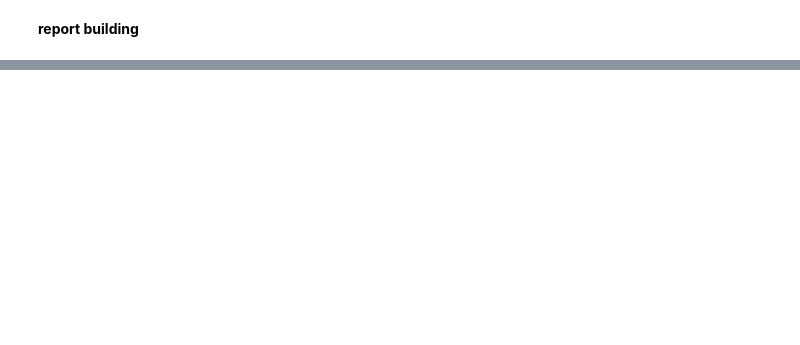
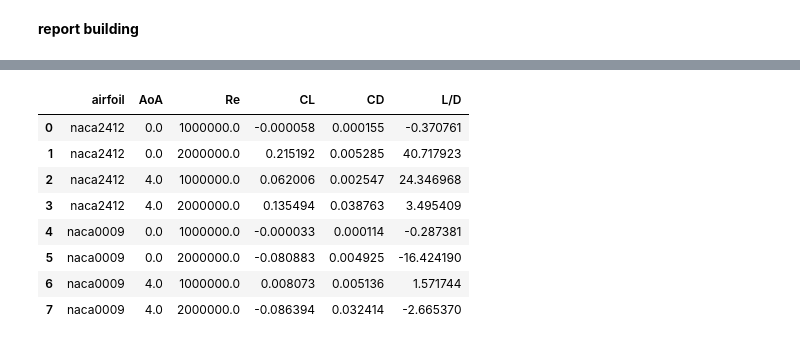
Before and after one commit to hasmalee/aeropinn, a Jupyter notebook: AeroPINNN_X_XAI_fixed_v2.ipynb, the cells around one changed output, grey strips where cells are left out. Drawn from its saved outputs; the diff is of its cells as text; code cells hidden in the pictures; blank space fills up the shorter version.

```diff
--- a/AeroPINNN_X_XAI_fixed_v2.ipynb
+++ b/AeroPINNN_X_XAI_fixed_v2.ipynb
@@ -1622,0 +1718,17 @@ result
+# %%
+# ============================================================
+# DEFINE TRAIN SUBSET (REQUIRED)
+# ============================================================
+
+train_subset = [
+    {
+        "name": "naca2412",
+        "geometry": airfoils["naca2412"]
+    },
+    {
+        "name": "naca0009",
+        "geometry": airfoils["naca0009"]
+    }
+]
+
+print("Train subset ready:", [a["name"] for a in train_subset])
@@ -1622,0 +1800,49 @@ result
+# %%
+# ============================================================
+# COMPUTE CL, CD, L/D (FIXED)
+# ============================================================
+
+from postprocess import compute_lift_drag
+
+results = []
+
+for item in train_subset:
+    name = item["name"]
+    geom = item["geometry"]
+
+    for aoa in [0.0, 4.0]:
+        for Re in [1e6, 2e6]:
+
+            try:
+                out = compute_lift_drag(
+                    model,              # positional
+                    geom,               # NOT "airfoil="
+                    aoa,                # NOT "alpha_deg="
+                    Re,                 # NOT "Re="
+                    device="cpu"
+                )
+
+                CL = out["CL"]
+                CD = out["CD"]
+                LD = CL / CD if CD != 0 else None
+
+                results.append({
+                    "airfoil": name,
+                    "AoA": aoa,
+                    "Re": Re,
+                    "CL": CL,
+                    "CD": CD,
+                    "L/D": LD
+                })
+
+                print(f"{name} | AoA={aoa} | Re={Re:.0e}")
+                print(f"  CL={CL:.4f}, CD={CD:.5f}, L/D={LD:.2f}")
+
+            except Exception as e:
+                print(f" Failed: {name} AoA={aoa} Re={Re} → {e}")
+
+# dataframe view
+import pandas as pd
+df = pd.DataFrame(results)
+df
+# %% [output]
@@ -1622,0 +1865,9 @@ result
+|  | airfoil | AoA | Re | CL | CD | L/D |
+| 0 | naca2412 | 0.0 | 1000000.0 | -0.000058 | 0.000155 | -0.370761 |
+| 1 | naca2412 | 0.0 | 2000000.0 | 0.215192 | 0.005285 | 40.717923 |
+| 2 | naca2412 | 4.0 | 1000000.0 | 0.062006 | 0.002547 | 24.346968 |
+| 3 | naca2412 | 4.0 | 2000000.0 | 0.135494 | 0.038763 | 3.495409 |
+| 4 | naca0009 | 0.0 | 1000000.0 | -0.000033 | 0.000114 | -0.287381 |
+| 5 | naca0009 | 0.0 | 2000000.0 | -0.080883 | 0.004925 | -16.424190 |
+| 6 | naca0009 | 4.0 | 1000000.0 | 0.008073 | 0.005136 | 1.571744 |
+| 7 | naca0009 | 4.0 | 2000000.0 | -0.086394 | 0.032414 | -2.665370 |
```
Also changed, not shown: parts of 43 cells of this notebook.
